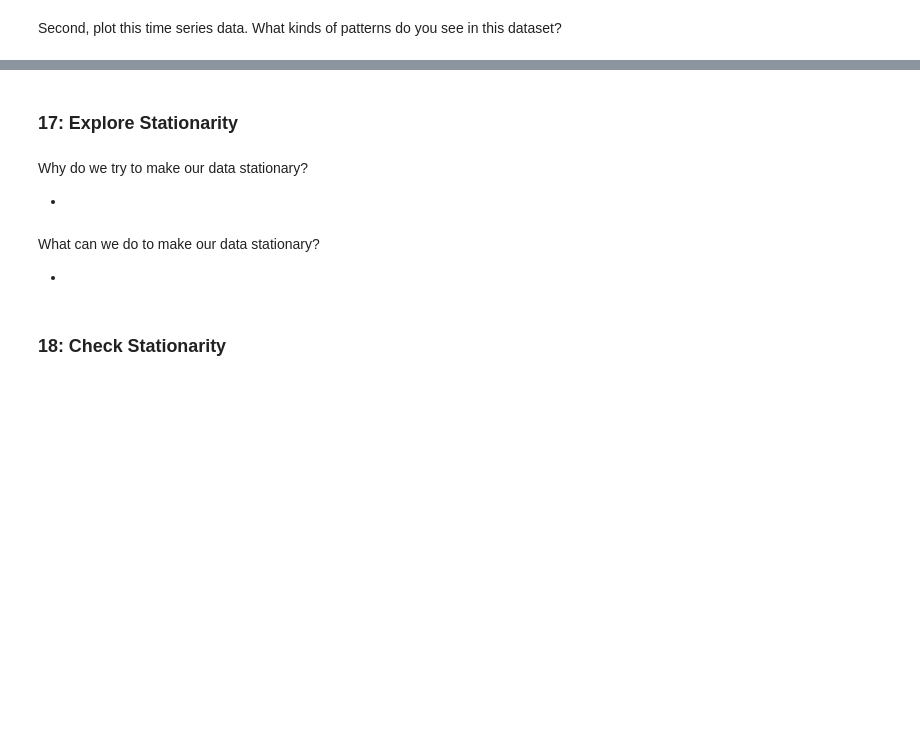
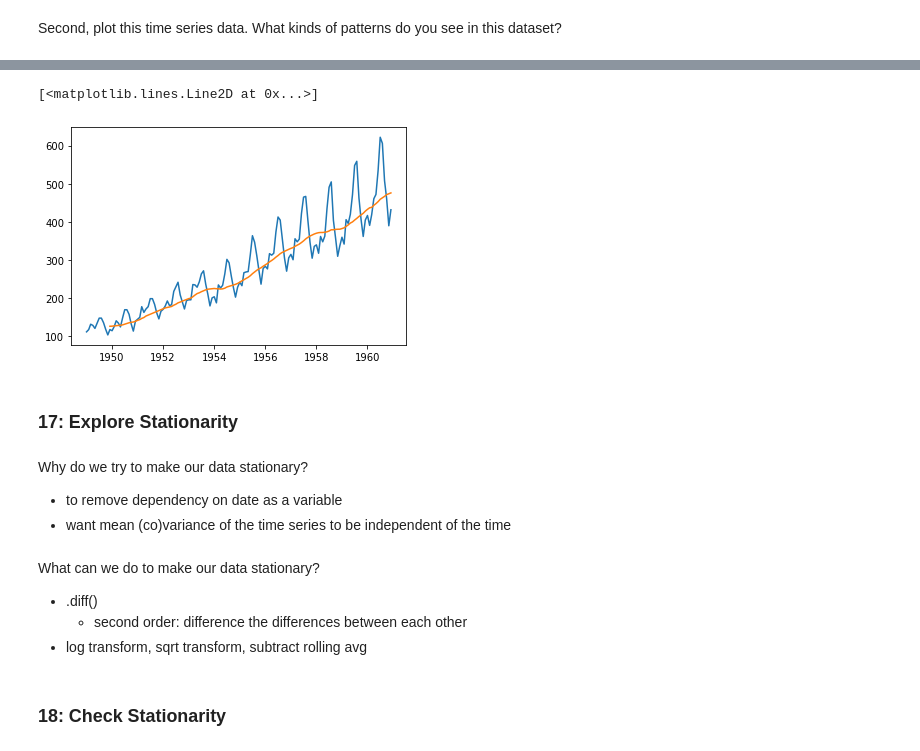
Before and after one commit to ParkedHampster/DS-Live-022023, a Jupyter notebook: Phase4/Lectures/P4-Code-Challenge-Review_blank.ipynb, the cells around one changed output, grey strips where cells are left out. Saved outputs shown, nothing was run; the diff lists cells and outputs as text; code cells hidden in the pictures; blank space fills up the shorter version.

```diff
--- a/Phase4/Lectures/P4-Code-Challenge-Review_blank.ipynb
+++ b/Phase4/Lectures/P4-Code-Challenge-Review_blank.ipynb
@@ -245,3 +363,5 @@ What window would make sense to use for this data?
 # call_on_students(1)
 # %%
 # Code to create the moving average
+moving_average_year = ap_ts.rolling(window=12).mean()
+moving_average_year
@@ -248,5 +382,10 @@ What window would make sense to use for this data?
 # %%
 # Add to the moving average to the above plot
+plt.plot(ap_ts)
+plt.plot(moving_average_year)
+# %% [output]
+[<matplotlib.lines.Line2D at 0x...>]
+[figure, added]
 # %% [markdown]
 ### 17: Explore Stationarity
 # %%
@@ -254,11 +393,16 @@ What window would make sense to use for this data?
 # %% [markdown]
 Why do we try to make our data stationary?
 
--
+- to remove dependency on date as a variable
+- want mean (co)variance of the time series to be
+independent of the time
 # %% [markdown]
 What can we do to make our data stationary?
 
--
+- .diff()
+  - second order: difference the differences between
+  each other
+- log transform, sqrt transform, subtract rolling avg
 # %% [markdown]
 ### 18: Check Stationarity
 # %%
```
Also changed, not shown: parts of 59 cells of this notebook, 1 other file.
